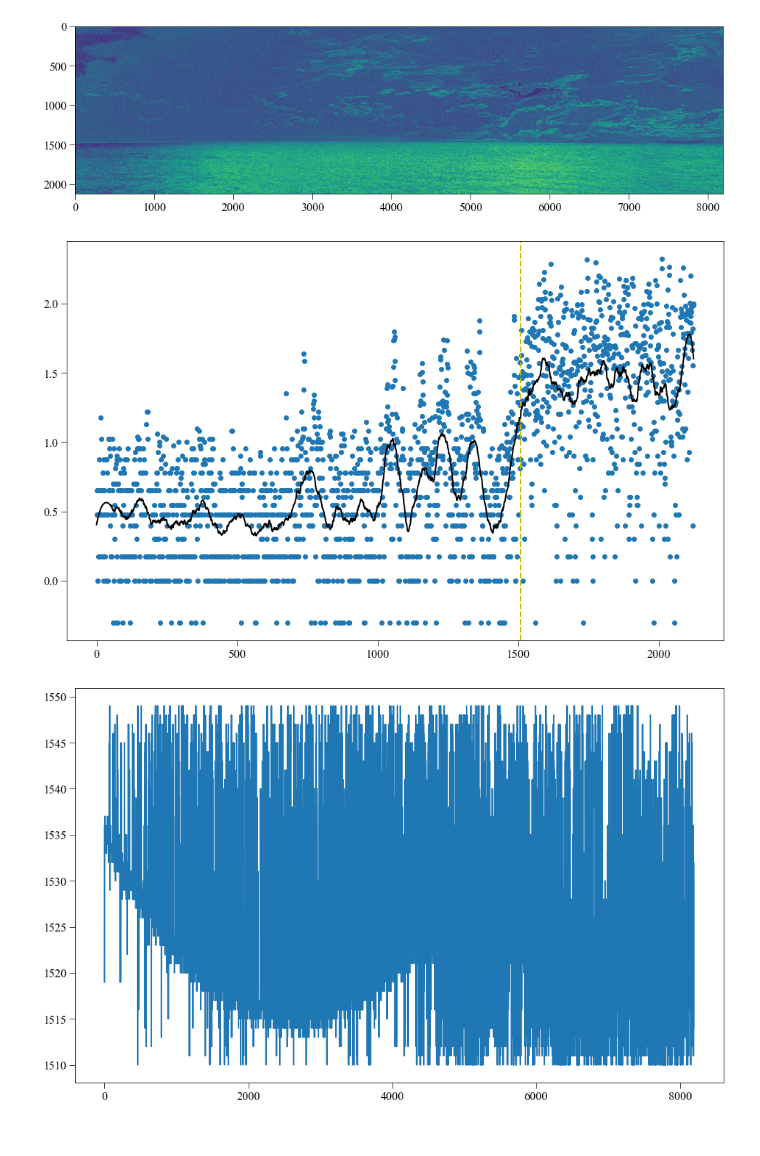
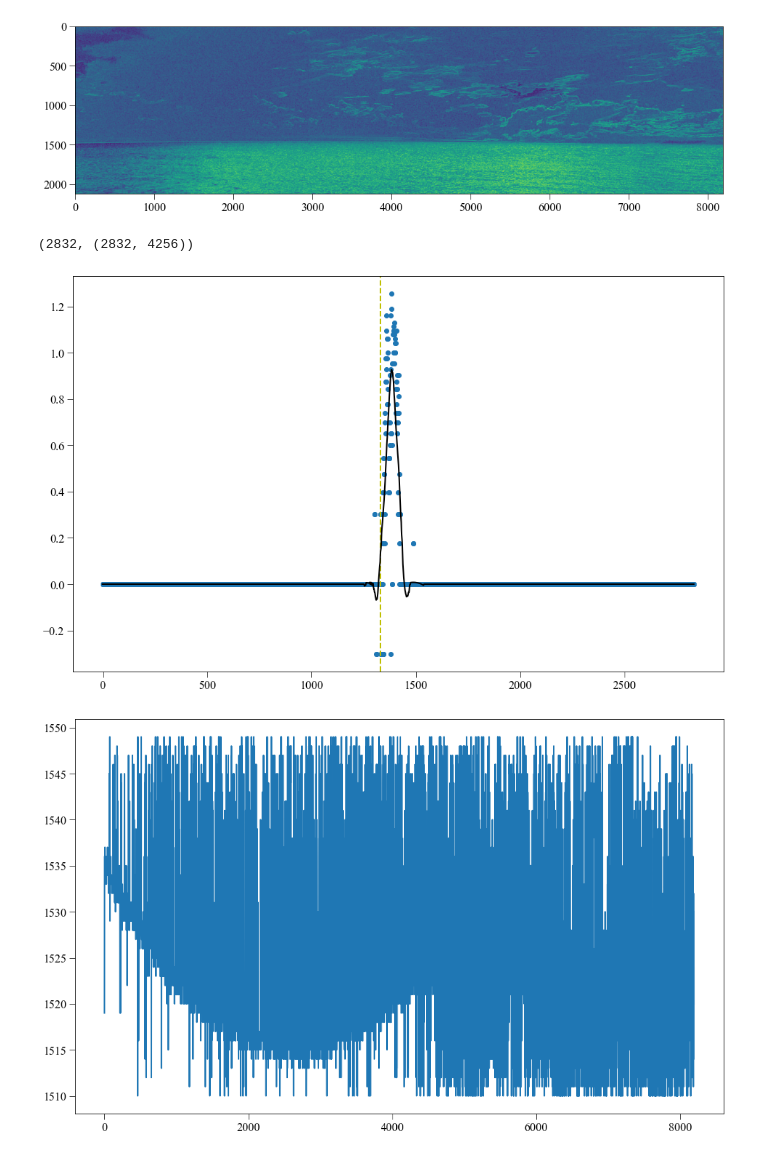
Before and after one commit to bogsdarking/planet_ruler, a Jupyter notebook: earth_radius.ipynb, the cells around one changed output. Cells and saved outputs as stored; diff of their text form; code cells hidden in the pictures.

```diff
--- a/earth_radius.ipynb
+++ b/earth_radius.ipynb
@@ -60,23 +62,27 @@ plt.show()
 [figure]
 # %%
 from scipy.signal import savgol_filter
+# %%
+grad.shape[0], y.shape
+# %% [output]
+(2832, (2832, 4256))
 # %%
-y = grad[:, 6000]
+y = grad[:, 2000]
 y[np.isinf(y)] = 0
 
 yhat = savgol_filter(y, 101, 3)
 
 yhathat = np.diff(yhat)
 m = np.argmax(yhathat)
 
 plt.axvline(x=m, c='y', ls='--')
 
 plt.scatter(np.arange(grad.shape[0]), y)
 plt.plot(np.arange(grad.shape[0]), yhat, c='k')
 
 plt.show()
 # %% [output]
-[figure, old version]
+[figure, new version]
 # %%
 # def find_break(image, buffer=1500):
 
```
Also changed, not shown: parts of 43 cells of this notebook, 4 other files.
